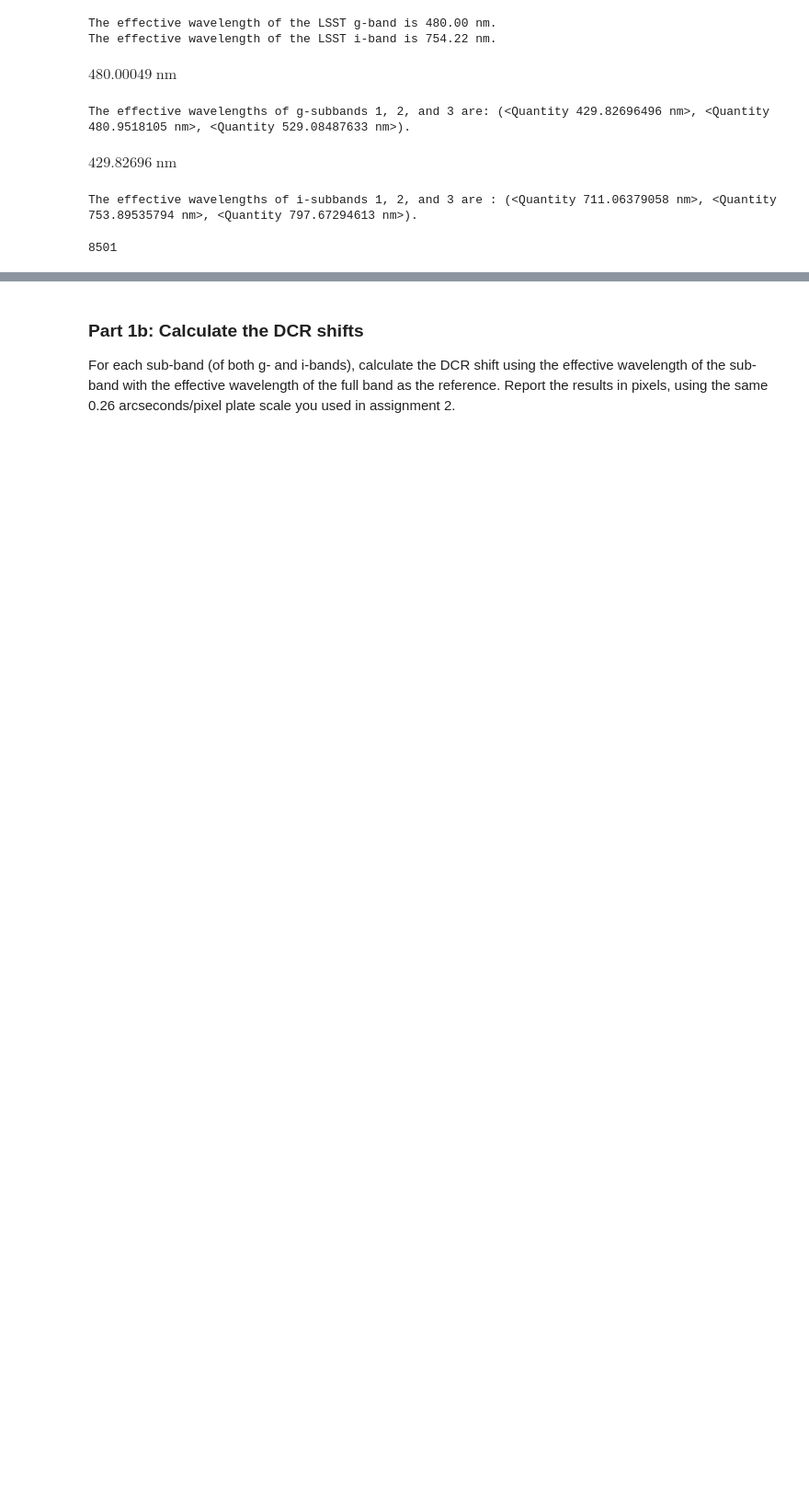
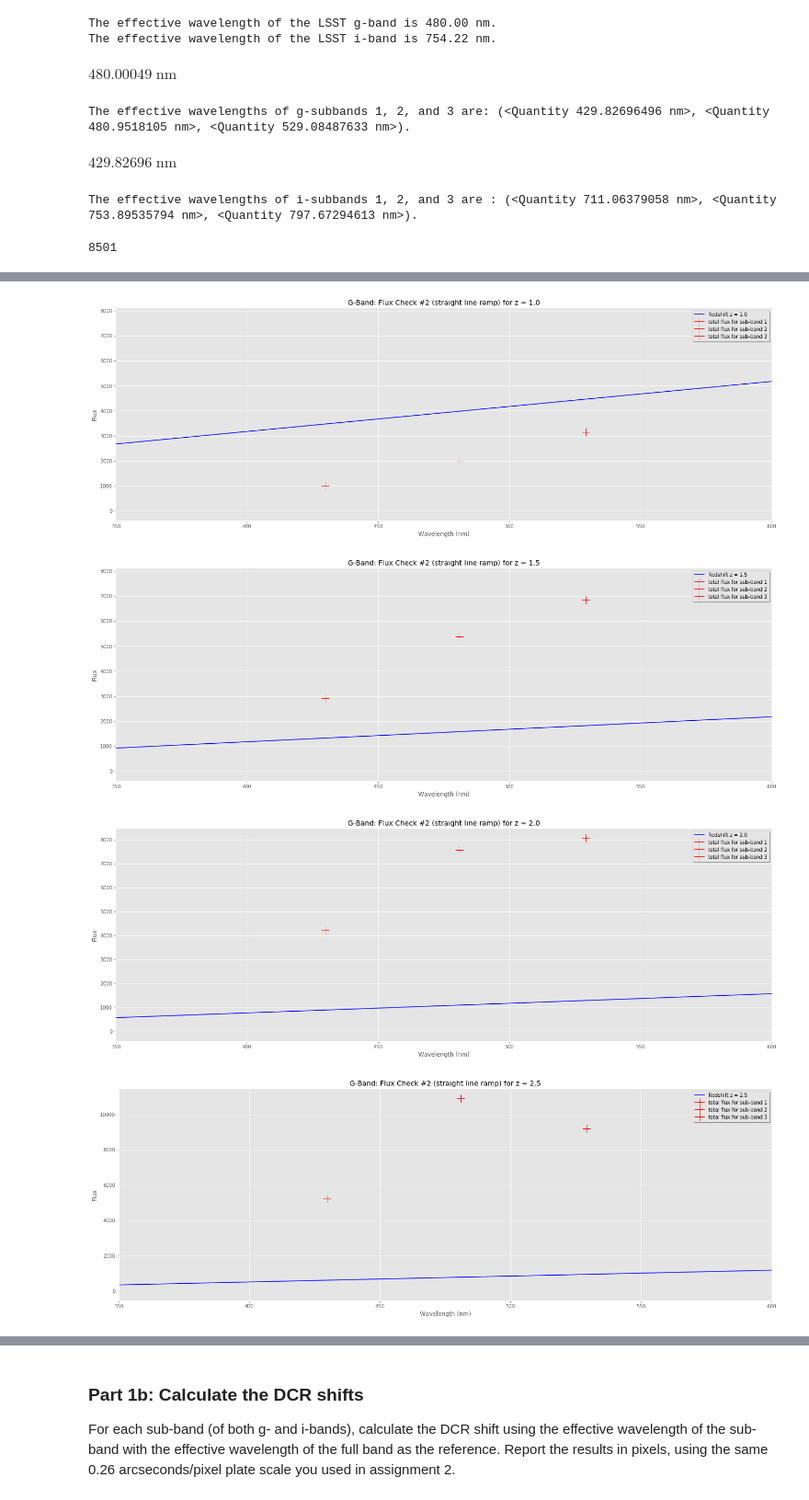
Before and after one commit to abudlong/Astro499, a Jupyter notebook: A499_Winter22_Assignment3.ipynb, the cells around one changed output, grey strips where cells are left out. Shown at 92% size. Drawn from its saved outputs; the diff is of its cells as text; code cells hidden in the pictures; blank space fills up the shorter version.

```diff
--- a/A499_Winter22_Assignment3.ipynb
+++ b/A499_Winter22_Assignment3.ipynb
@@ -333 +326,29 @@ IndexError: boolean index did not match indexed array along dimension 0; dimensi
+# %%
+# G-Band Flux Check #2 relative_fluxdensity * interpolate
+
+# G-Band Plots
+plt.style.use('ggplot')
+for z, s in zip(redshifts, spectra_obs):
+    fig, ax = plt.subplots (1, 1, figsize = (24,8))
+    #interpolate = np.interp(s, gband_wavelength[0:7755], np.linspace(0,7754,7755))
+    plt.plot(s, np.linspace(0,7731,7732), label = 'Redshift z = {}'.format(z), color = 'b')
+
+    #Fix f1, 2, 3 values to include actual spectrum
+    f_values_g = subbandFlux(gband_wavelength, np.linspace(0,8500,8501), g_subbands, throughput_threshold_g, s)
+
+    i = 0
+    for g, f in zip(g_effectives, f_values_g):
+        i += 1
+        ax.plot(g, f, label = f'total flux for sub-band {i}', marker='+', color = 'r', markersize =16)
+
+    plt.xlabel('Wavelength (nm)')
+    plt.ylabel('Flux')
+    plt.title('G-Band: Flux Check #2 (straight line ramp) for z = {}'.format(z))
+    plt.xlim(350, 600)
+    plt.legend(loc = 0, shadow = True);
+# %% [output]
+[figure, added]
+[figure, added]
+[figure, added]
+[figure, added]
 # %%
```
Also changed, not shown: parts of 26 cells of this notebook.
